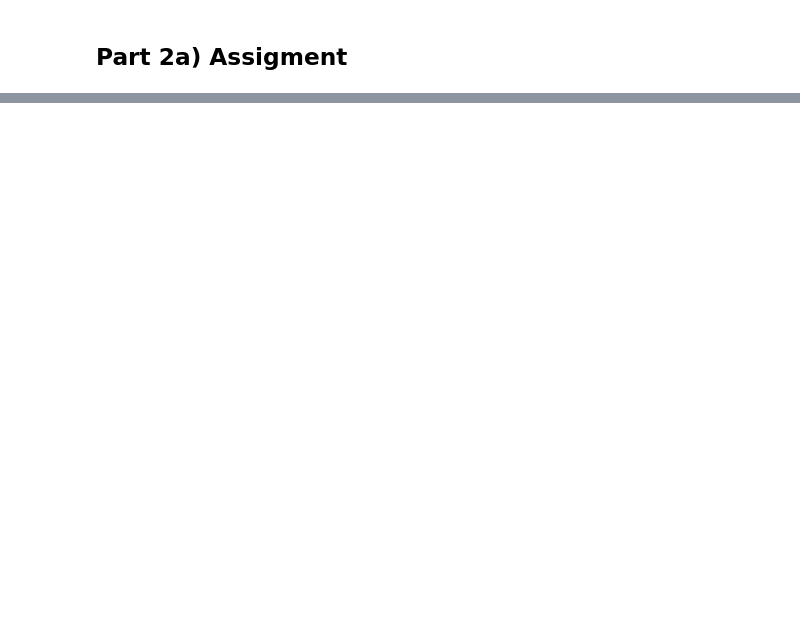
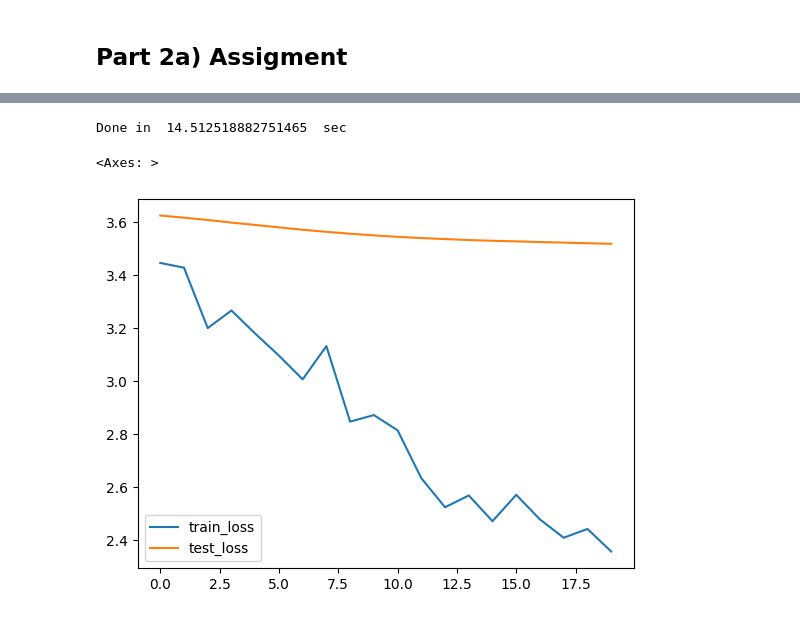
Before and after one commit to andreeado/ipcv, a Jupyter notebook: FirstNet.ipynb, the cells around one changed output, grey strips where cells are left out. Cells and saved outputs as stored; diff of their text form; code cells hidden in the pictures; blank space fills up the shorter version.

```diff
--- a/FirstNet.ipynb
+++ b/FirstNet.ipynb
@@ -108,9 +112,13 @@ class OxfordPetDataset(Dataset):
         return names, labels
 # %%
 BATCH_SIZE = 64
+MEAN = [0.485, 0.456, 0.406]
+STD = [0.229, 0.224, 0.225]
 
 transform_stack = transforms.Compose([
-    transforms.Resize((256,256))
+    transforms.RandomPerspective(),
+    transforms.RandomResizedCrop(size=256, scale=(0.8, 1.0)),
+    transforms.Normalize(MEAN, STD)
 ])
 
 dataset = OxfordPetDataset(correct_path, transform=transform_stack)
@@ -185,6 +196,7 @@ class NeuralNetwork(nn.Module):
             nn.ReLU(),
             nn.AdaptiveAvgPool2d((1,1)),
             nn.Flatten(),
+            nn.Dropout(0.3),
             nn.LazyLinear(37)
         ]
 
@@ -242,7 +272,6 @@ net_performance_data = {
 t1 = time.time()
 
 for t in range(epochs):
-    print(f"Epoch {t+1}\n-------------------------------")
     net_performance_data["train_loss"].append( train(train_dataloader, model, loss_fn, optimizer) )
     test_accuracy, test_loss = test(test_dataloader, model, loss_fn)
     net_performance_data["test_loss"].append( test_loss )
@@ -251,7 +280,12 @@ for t in range(epochs):
 t2 = time.time()
 
 print("Done in ", t2-t1, " sec")
+# %% [output]
+Done in  14.512518882751465  sec
 # %%
 net_performance_data_df = pd.DataFrame(data=net_performance_data)
 
-net_performance_data_df.plot()
+net_performance_data_df.drop(["test_accuracy"], axis=1).plot()
+# %% [output]
+<Axes: >
+[figure, added]
```
Also changed, not shown: parts of 5 cells of this notebook.
